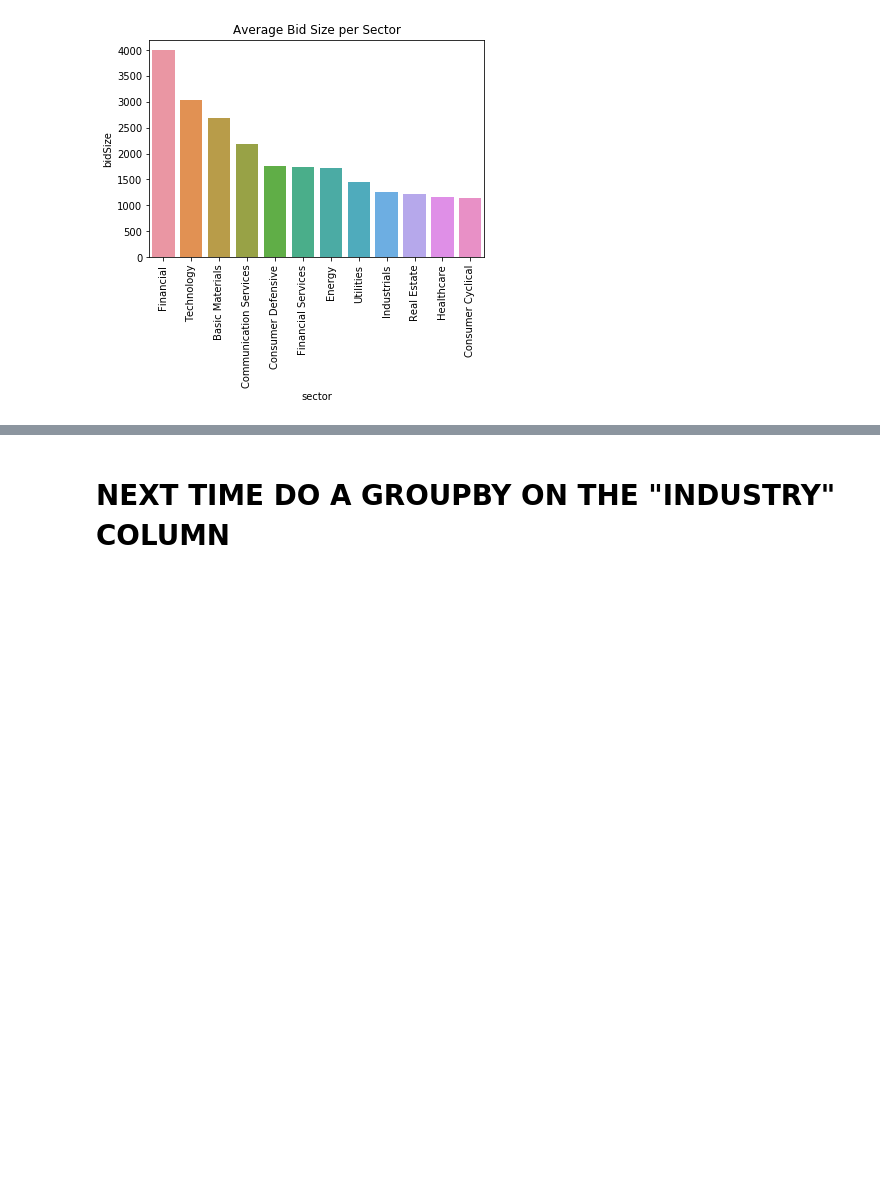
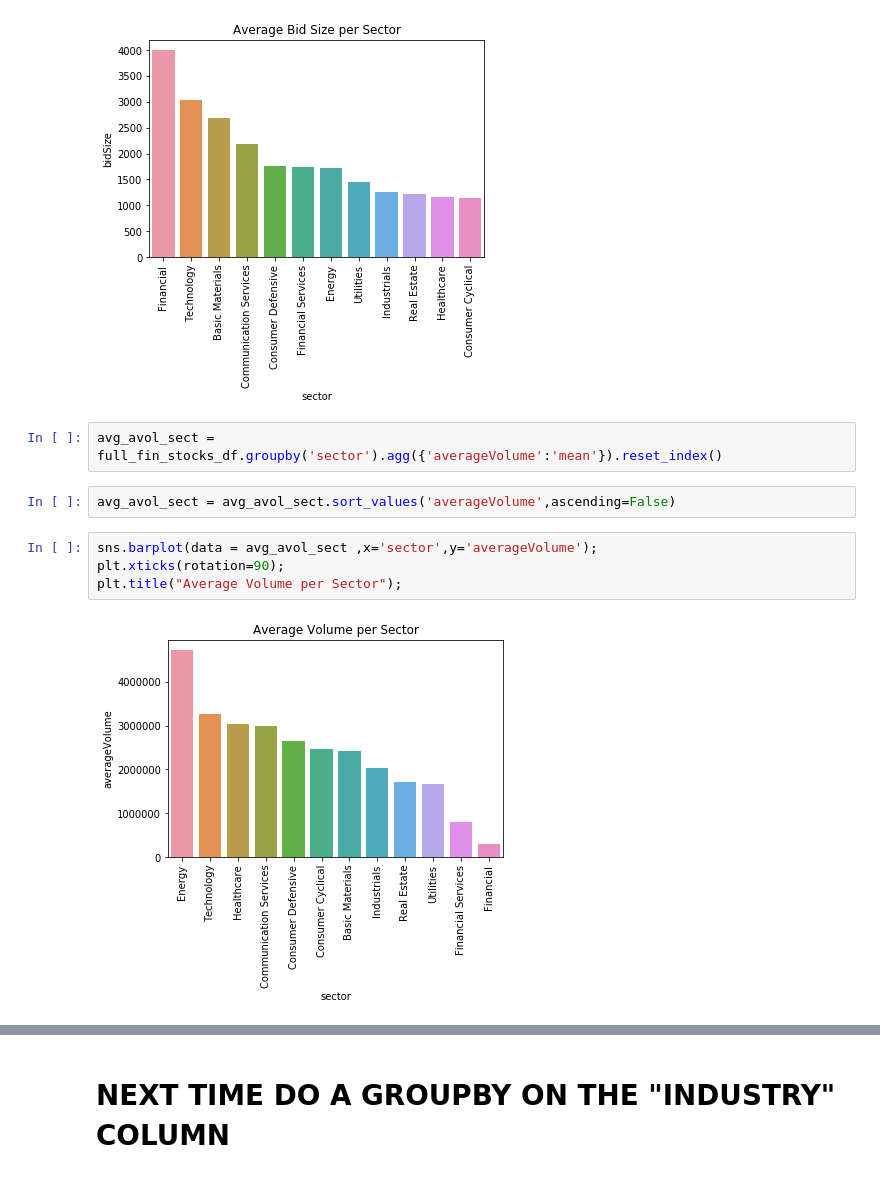
Before and after one commit to ipatel467/Stock-Market-Analysis, a Jupyter notebook: Stocks.ipynb, the cells around one changed output, grey strips where cells are left out. Cells and saved outputs as stored; diff of their text form; blank space fills up the shorter version.

```diff
--- a/Stocks.ipynb
+++ b/Stocks.ipynb
@@ -355,3 +359,13 @@ plt.xticks(rotation=90);
 plt.title("Average Bid Size per Sector");
 # %% [output]
 [figure]
+# %%
+avg_avol_sect = full_fin_stocks_df.groupby('sector').agg({'averageVolume':'mean'}).reset_index()
+# %%
+avg_avol_sect = avg_avol_sect.sort_values('averageVolume',ascending=False)
+# %%
+sns.barplot(data = avg_avol_sect ,x='sector',y='averageVolume');
+plt.xticks(rotation=90);
+plt.title("Average Volume per Sector");
+# %% [output]
+[figure, added]
```
Also changed, not shown: parts of 5 cells of this notebook.
